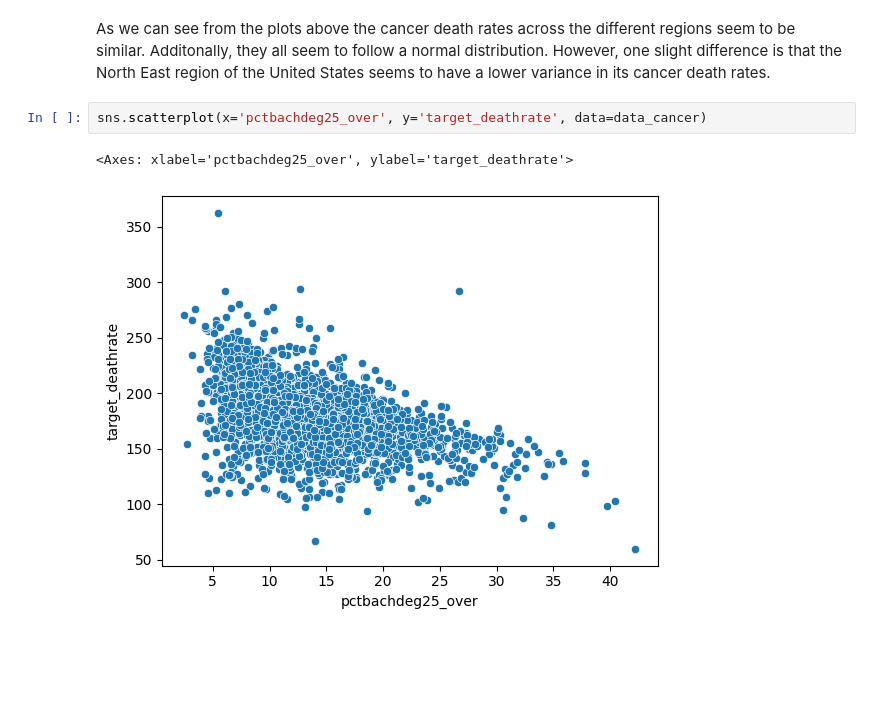
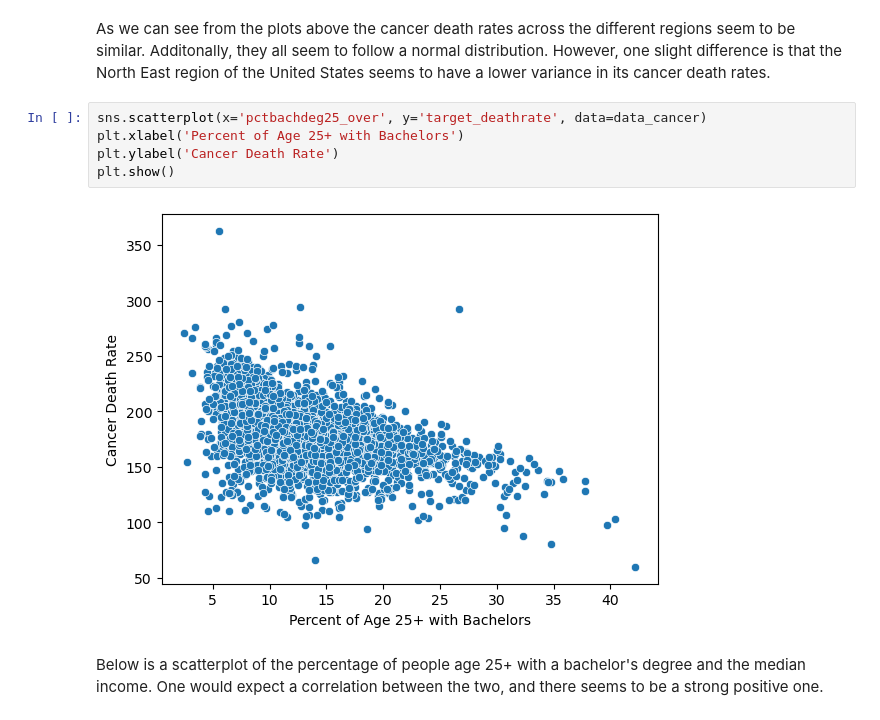
Before and after one commit to caseyhild/Data-Science-For-Cancer-Analysis, a Jupyter notebook: EDACheckpointGroup_Sp23_Casey_s_Group.ipynb, the cells around one changed output. Saved outputs shown, nothing was run; the diff lists cells and outputs as text; blank space fills up the shorter version.

```diff
--- a/EDACheckpointGroup_Sp23_Casey_s_Group.ipynb
+++ b/EDACheckpointGroup_Sp23_Casey_s_Group.ipynb
@@ -290,9 +304,13 @@ g.map_dataframe(sns.histplot, x='target_deathrate', bins=15, stat='probability')
 As we can see from the plots above the cancer death rates across the different regions seem to be similar. Additonally, they all seem to follow a normal distribution. However, one slight difference is that the North East region of the United States seems to have a lower variance in its cancer death rates.
 # %%
 sns.scatterplot(x='pctbachdeg25_over', y='target_deathrate', data=data_cancer)
+plt.xlabel('Percent of Age 25+ with Bachelors')
+plt.ylabel('Cancer Death Rate')
+plt.show()
 # %% [output]
-<Axes: xlabel='pctbachdeg25_over', ylabel='target_deathrate'>
-[figure, old version]
+[figure, new version]
+# %% [markdown]
+Below is a scatterplot of the percentage of people age 25+ with a bachelor's degree and the median income. One would expect a correlation between the two, and there seems to be a strong positive one.
 # %%
 sns.scatterplot(x='pctbachdeg25_over', y='medincome', data=data_cancer)
 # %% [output]
```
Also changed, not shown: parts of 19 cells of this notebook.
